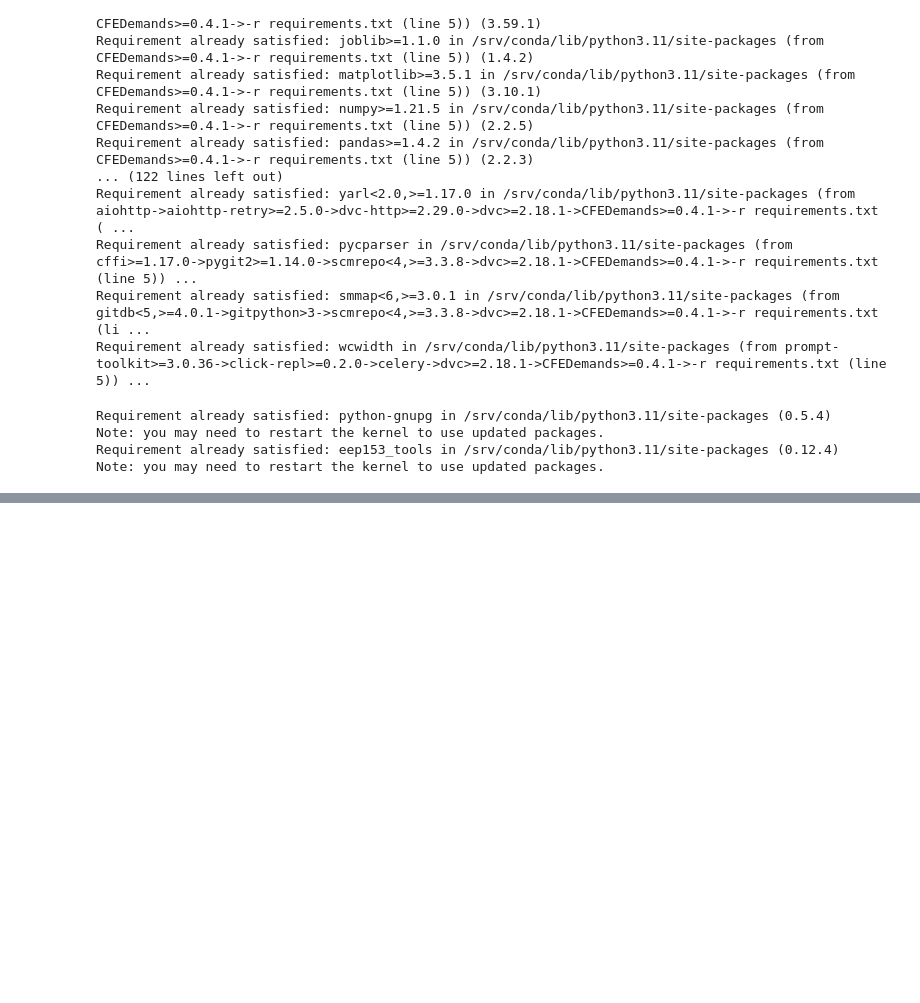
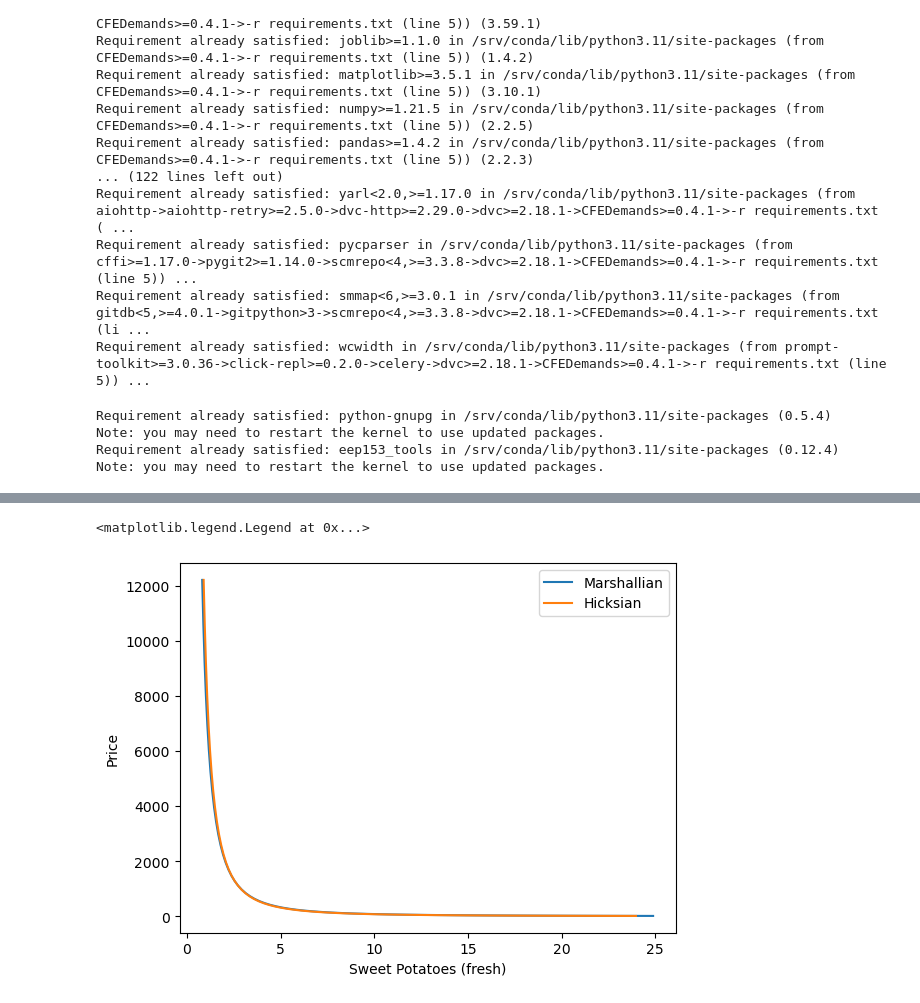
Before and after one commit to celestebasken/Project4, a Jupyter notebook: Demand & Nutritional Analysis/Cost_Analysis.ipynb, the cells around one changed output, grey strips where cells are left out. Cells and saved outputs as stored; diff of their text form; code cells hidden in the pictures; blank space fills up the shorter version.

```diff
--- a/Demand & Nutritional Analysis/Cost_Analysis.ipynb
+++ b/Demand & Nutritional Analysis/Cost_Analysis.ipynb
@@ -50,0 +47,29 @@ ugd8_result = cfe.read_pickle('RGSN Files/Uganda19-20.rgsn')
+# %%
+import numpy as np
+
+xhat = uga.predicted_expenditures()
+
+# Total food expenditures per household
+xbar = xhat.groupby(['i','t','m']).sum()
+
+# Reference budget
+x0 = xbar.quantile(0.5)  # Household at 0.5 quantile is median
+# %%
+import matplotlib.pyplot as plt
+%matplotlib inline
+
+my_j = 'Sweet Potatoes (fresh)'  # Interesting Ugandan staple
+
+P = np.geomspace(.01,10,50)*pbar[my_j]
+
+# Utility of median household, given prices
+U0 = uga.indirect_utility(x0,pbar)
+
+plt.plot([uga.demands(x0,my_prices(my_j,p0))[my_j] for p0 in P],P)
+plt.plot([uga.demands(U0,my_prices(my_j,p0),type="Hicksian")[my_j] for p0 in P],P)
+plt.ylabel('Price')
+plt.xlabel(my_j)
+plt.legend(("Marshallian","Hicksian"))
+# %% [output]
+<matplotlib.legend.Legend at 0x...>
+[figure, added]
```
Also changed, not shown: parts of 7 cells of this notebook, 2 other files.
